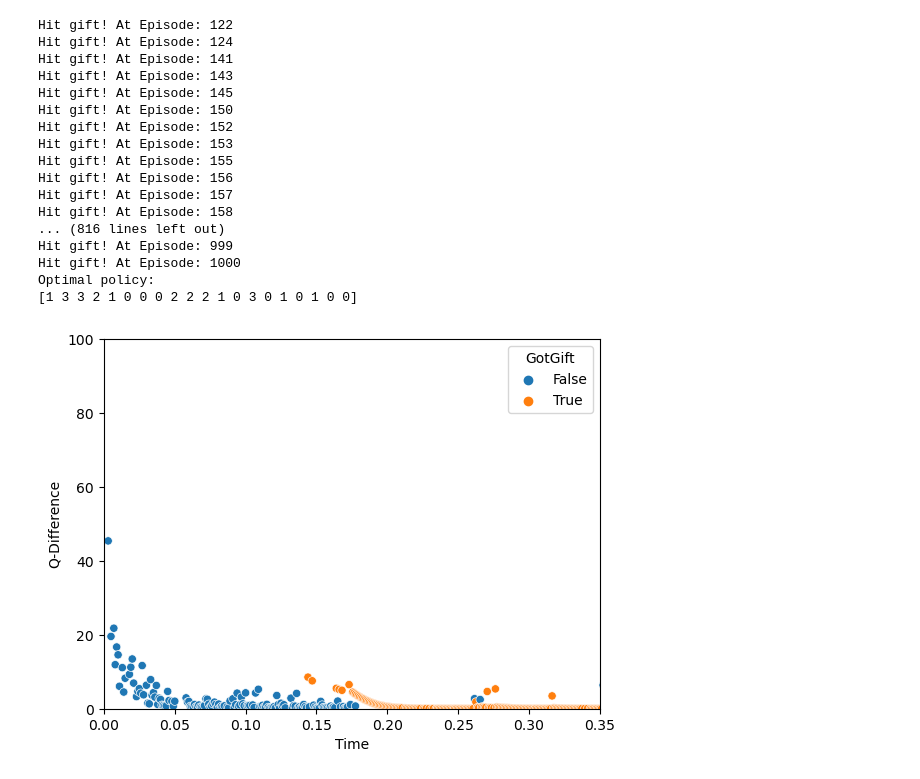
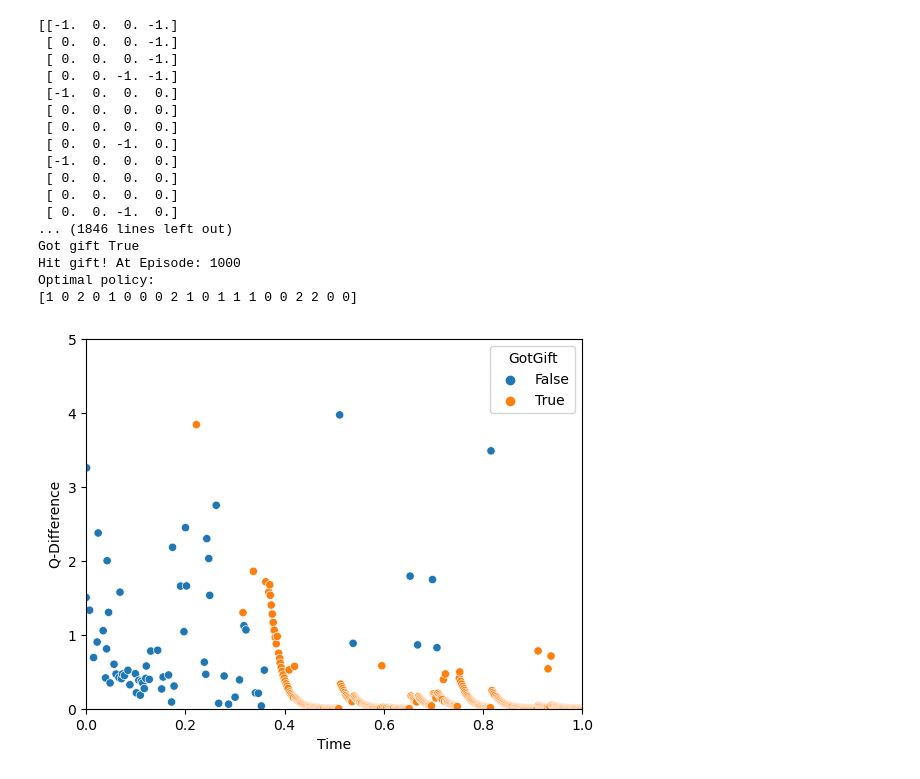
Before and after one commit to Ju2t-us/RFP-3, a Jupyter notebook: Gio'sWork/MonteCarlo.ipynb, the cells around one changed output. Drawn from its saved outputs; the diff is of its cells as text; code cells hidden in the pictures.

```diff
--- a/Gio'sWork/MonteCarlo.ipynb
+++ b/Gio'sWork/MonteCarlo.ipynb
@@ -62,6 +62,14 @@ num_states = env.observation_space.n
 num_actions = env.action_space.n
 Q = np.zeros((num_states, num_actions))
 
+stateI = 0
+for state in Q:
+    for action in blacklistedActions[stateI]:
+        Q[stateI][action] = -1
+    stateI+=1
+
+print(Q)
+
 statistics = pd.DataFrame({
     "Time": [],
     "Episode": [],
@@ -71,6 +79,9 @@ statistics = pd.DataFrame({
 
 # Monte Carlo
 start_time = time.time()
+
+greedyNum = 0
+totalNum = 0
 for episode in range(num_episodes):
     state = env.reset()[0]
     done = False
@@ -87,7 +98,9 @@ for episode in range(num_episodes):
     while not done:
         # Epsilon-greedy action selection
 
+        totalNum+=1
         if np.random.rand() < epsilon:
+            greedyNum+=1
             actionLoop = True
             while actionLoop:
                 action = env.action_space.sample()  # Random action
@@ -115,11 +128,13 @@ for episode in range(num_episodes):
             reward = -1
         elif next_state == state:
             reward = -1
+        elif reward == 1:
+            gotGift = True
+            print("Got gift "+str(done))
 
         episode_rewards.append(reward)
 
-        if reward == 1:
-            gotGift = True
+
 
         # Move to next state
         state = next_state
@@ -153,32 +168,32 @@ optimal_policy = np.argmax(Q, axis=1)
 print("Optimal policy:")
 print(optimal_policy)
 # %% [output]
-Hit gift! At Episode: 122
-Hit gift! At Episode: 124
-Hit gift! At Episode: 141
-Hit gift! At Episode: 143
-Hit gift! At Episode: 145
-Hit gift! At Episode: 150
-Hit gift! At Episode: 152
-Hit gift! At Episode: 153
-Hit gift! At Episode: 155
-Hit gift! At Episode: 156
-Hit gift! At Episode: 157
-Hit gift! At Episode: 158
-... (816 lines left out)
-Hit gift! At Episode: 999
+[[-1.  0.  0. -1.]
+ [ 0.  0.  0. -1.]
+ [ 0.  0.  0. -1.]
+ [ 0.  0. -1. -1.]
+ [-1.  0.  0.  0.]
+ [ 0.  0.  0.  0.]
+ [ 0.  0.  0.  0.]
+ [ 0.  0. -1.  0.]
+ [-1.  0.  0.  0.]
+ [ 0.  0.  0.  0.]
+ [ 0.  0.  0.  0.]
+ [ 0.  0. -1.  0.]
+... (1846 lines left out)
+Got gift True
 Hit gift! At Episode: 1000
 Optimal policy:
-[1 3 3 2 1 0 0 0 2 2 2 1 0 3 0 1 0 1 0 0]
+[1 0 2 0 1 0 0 0 2 1 0 1 1 1 0 0 2 2 0 0]
 # %%
 # Create the scatter plot
 sns.scatterplot(data=statistics, x="Time", y="Q-Difference", hue="GotGift")
 
 # Set the limits of x and y axes
-plt.ylim(0, 100)
-plt.xlim(0, 0.35)
+plt.ylim(0, 5)
+plt.xlim(0, 1)
 # Show the plot
 plt.show()
 # %% [output]
-[figure, old version]
+[figure, new version]
 # %%
```
Also changed, not shown: parts of 2 cells of this notebook.
